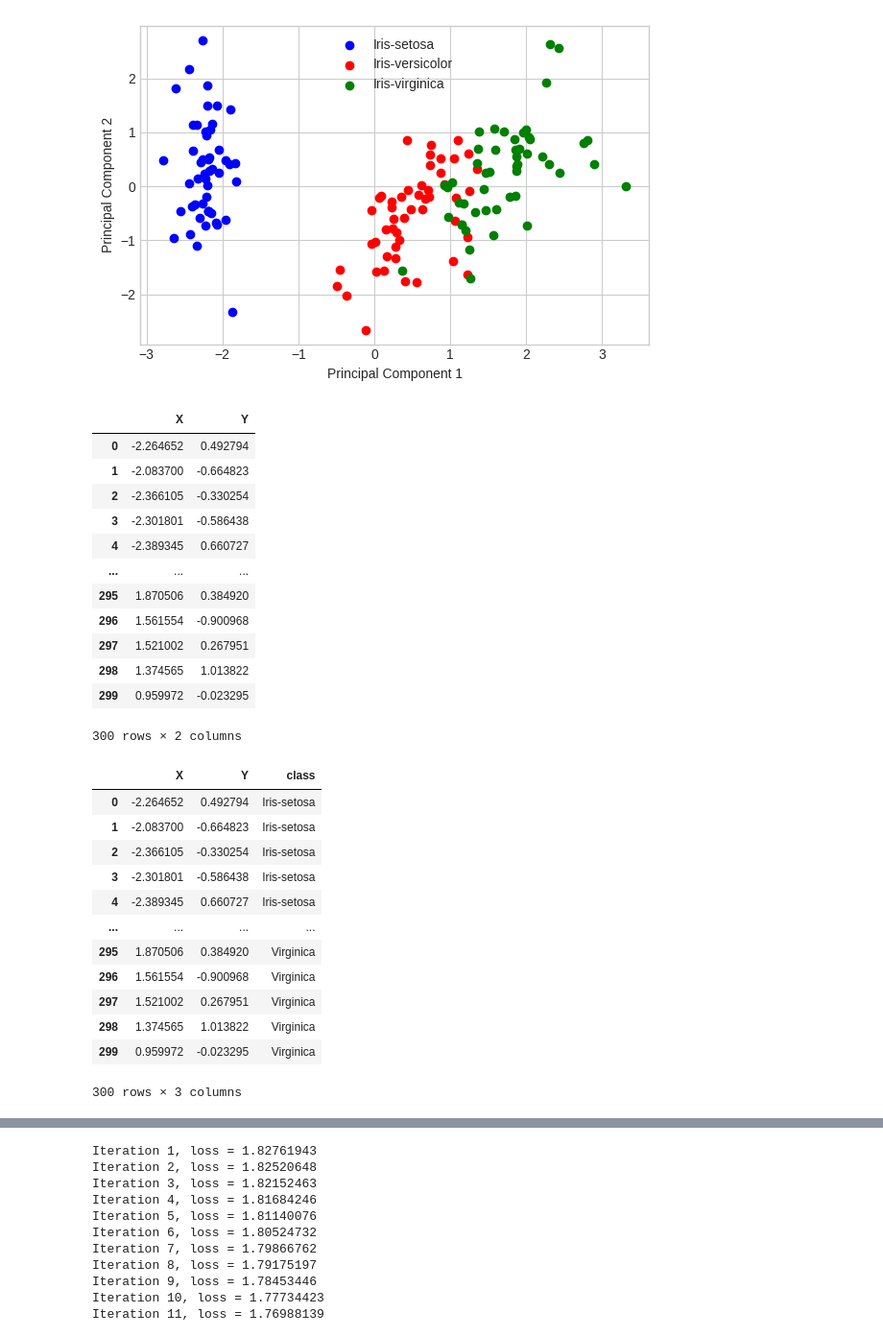
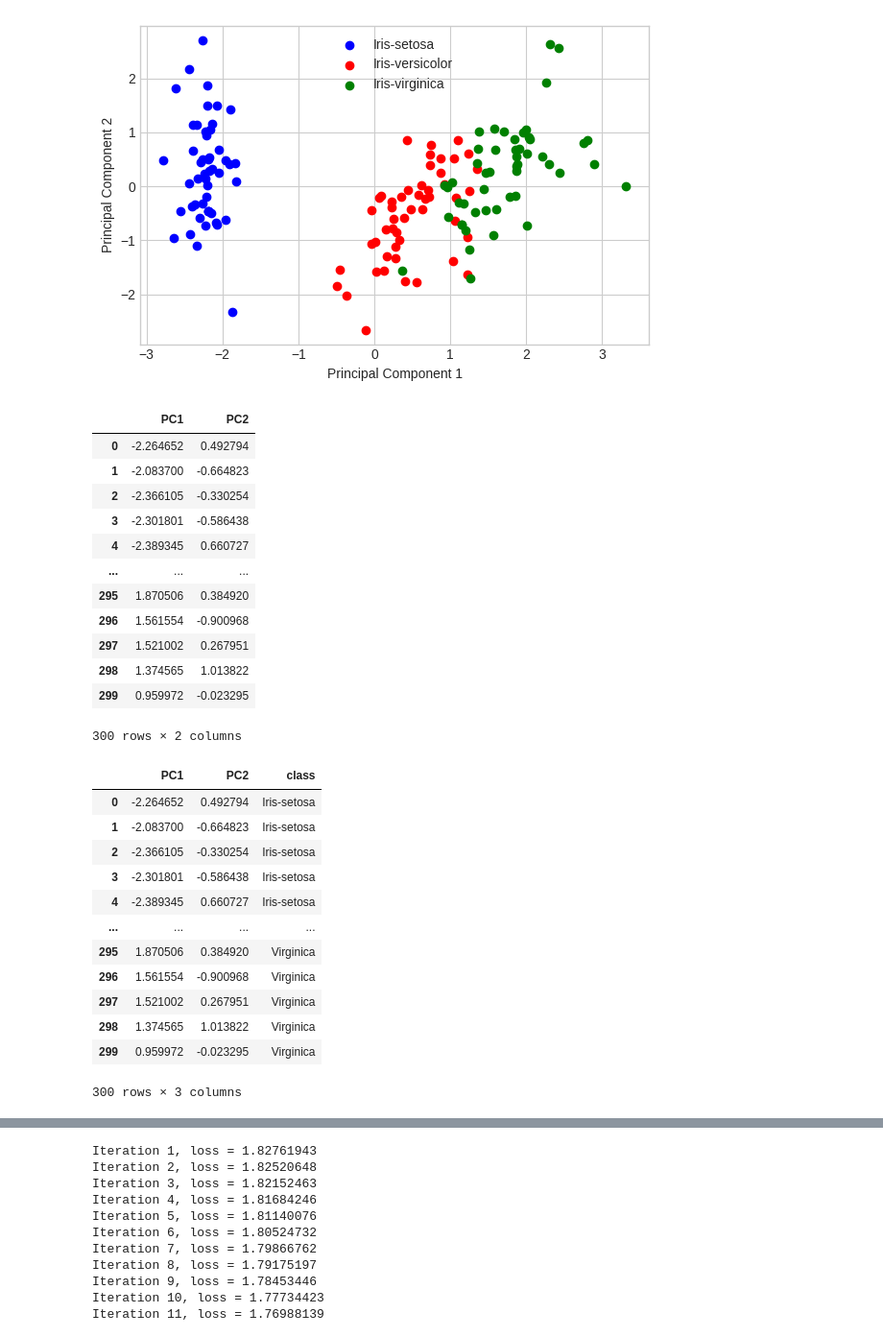
Before and after one commit to whintaaa/blogpendata, a Jupyter notebook: _sources/ANNBP_PCA.ipynb, the cells around one changed output, grey strips where cells are left out. Shown at 96% size. Cells and saved outputs as stored; diff of their text form; code cells hidden in the pictures.

```diff
--- a/_sources/ANNBP_PCA.ipynb
+++ b/_sources/ANNBP_PCA.ipynb
@@ -219,10 +219,10 @@ with plt.style.context('seaborn-whitegrid'):
 [figure]
 # %%
 data=pd.DataFrame(Y_sklearn)
-data.columns=['X','Y']
+data.columns=['PC1','PC2']
 data
 # %% [output]
-|  | X | Y |
+|  | PC1 | PC2 |
 | 0 | -2.264652 | 0.492794 |
 | 1 | -2.083700 | -0.664823 |
 | 2 | -2.366105 | -0.330254 |
@@ -239,7 +239,7 @@ data
 data['class']=df['class']
 data
 # %% [output]
-|  | X | Y | class |
+|  | PC1 | PC2 | class |
 | 0 | -2.264652 | 0.492794 | Iris-setosa |
 | 1 | -2.083700 | -0.664823 | Iris-setosa |
 | 2 | -2.366105 | -0.330254 | Iris-setosa |
```
Also changed, not shown: parts of 1 cell of this notebook, 2 other files.
